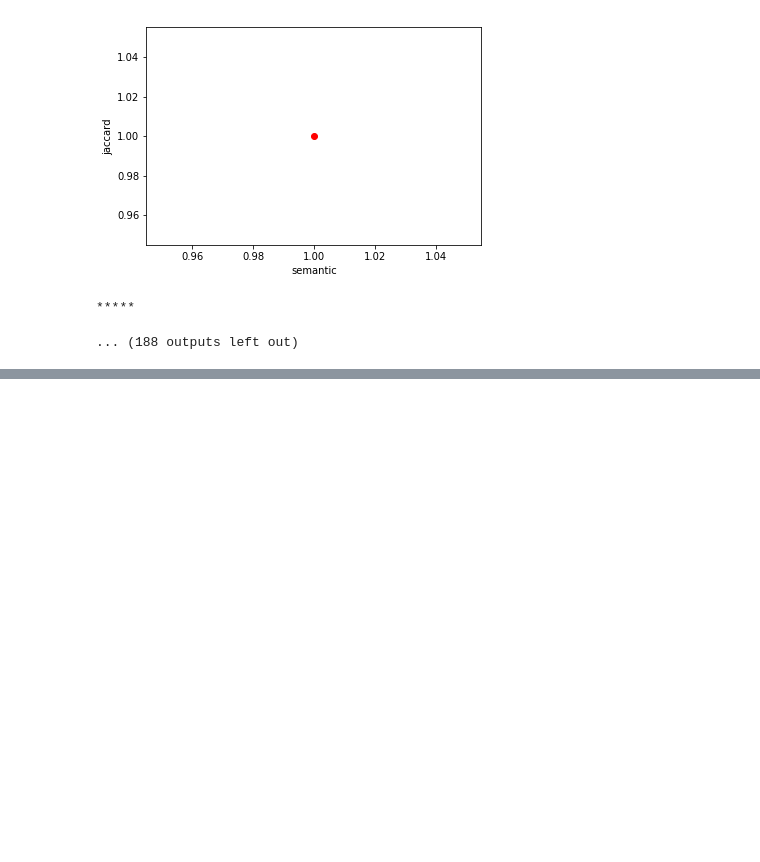
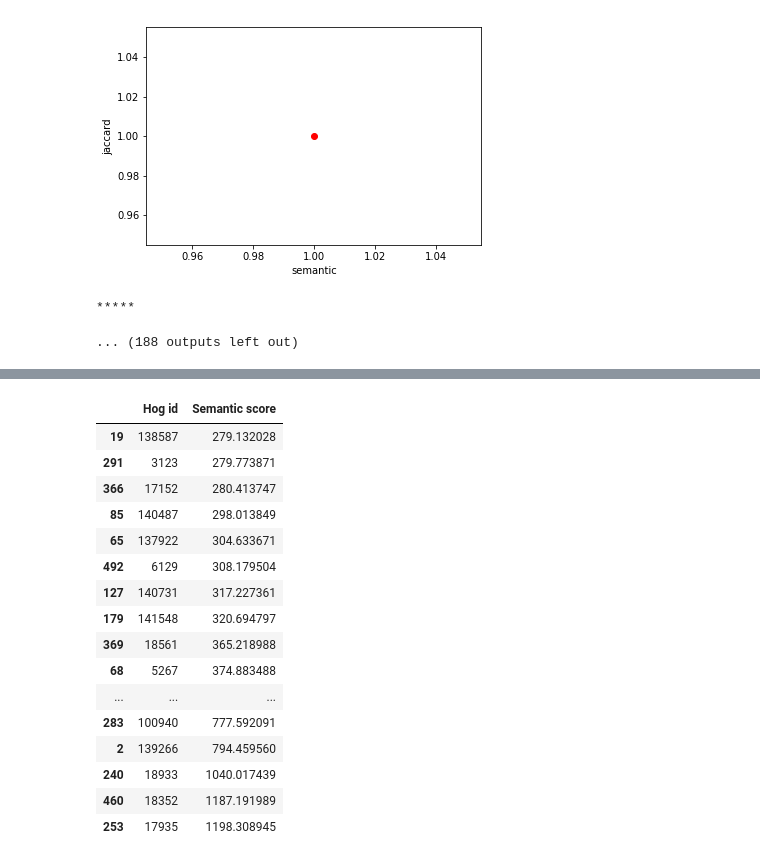
Before and after one commit to cactuskid/phyloprofiling, a Jupyter notebook: Validation.ipynb, the cells around one changed output, grey strips where cells are left out. Saved outputs shown, nothing was run; the diff lists cells and outputs as text; code cells hidden in the pictures; blank space fills up the shorter version.

```diff
--- a/Validation.ipynb
+++ b/Validation.ipynb
@@ -116,0 +120,20 @@ hogs.sort_values(by=['Semantic score']).head(number_hog_to_keep)
+# %%
+dt.sort_values(by=['Semantic score'])
+# %% [output]
+|  | Hog id | Semantic score |
+| 19 | 138587 | 279.132028 |
+| 291 | 3123 | 279.773871 |
+| 366 | 17152 | 280.413747 |
+| 85 | 140487 | 298.013849 |
+| 65 | 137922 | 304.633671 |
+| 492 | 6129 | 308.179504 |
+| 127 | 140731 | 317.227361 |
+| 179 | 141548 | 320.694797 |
+| 369 | 18561 | 365.218988 |
+| 68 | 5267 | 374.883488 |
+| ... | ... | ... |
+| 283 | 100940 | 777.592091 |
+| 2 | 139266 | 794.459560 |
+| 240 | 18933 | 1040.017439 |
+| 460 | 18352 | 1187.191989 |
+| 253 | 17935 | 1198.308945 |
```
Also changed, not shown: parts of 17 cells of this notebook, 2 other files.
